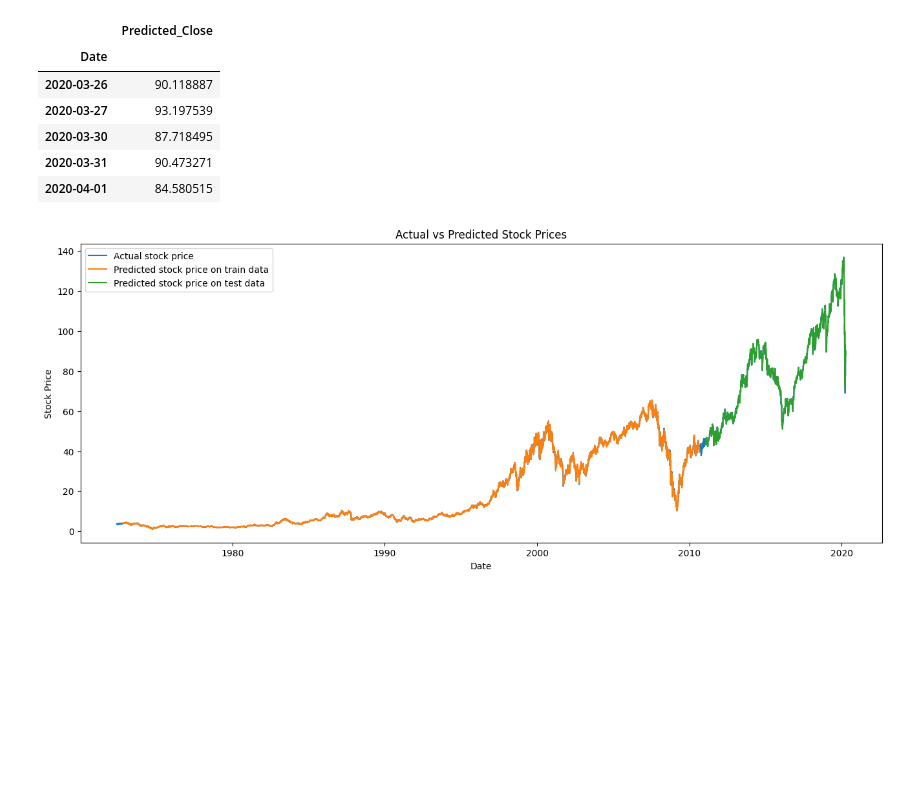
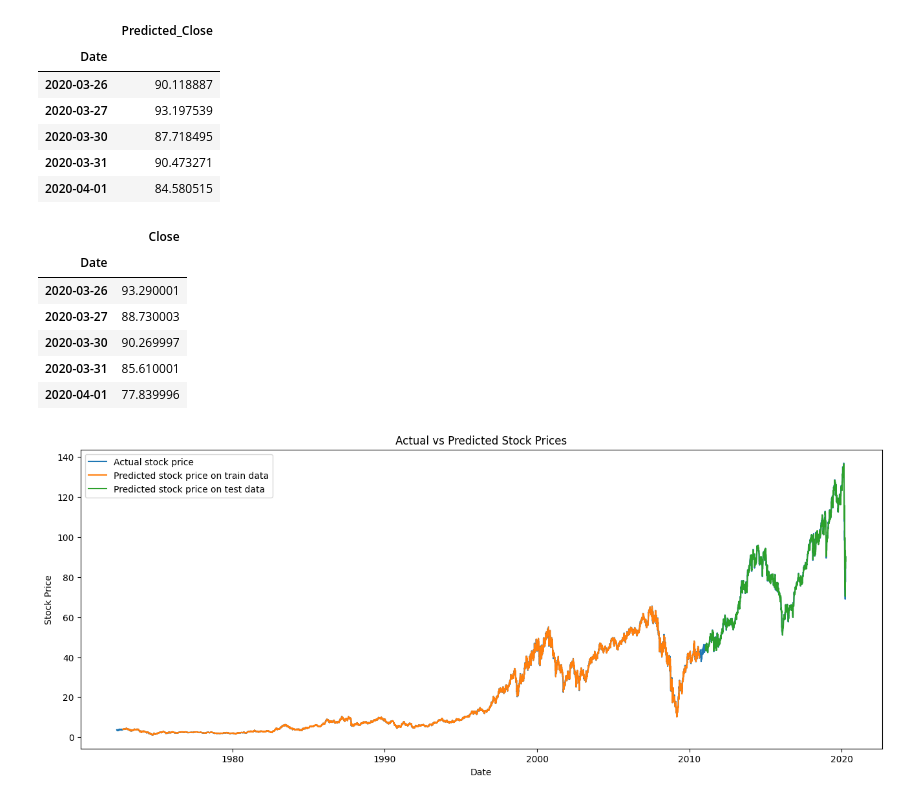
Before and after one commit to commitit/Stock-Prediction, a Jupyter notebook: stock_predictionv5.ipynb, the cells around one changed output. Drawn from its saved outputs; the diff is of its cells as text; code cells hidden in the pictures; blank space fills up the shorter version.

```diff
--- a/stock_predictionv5.ipynb
+++ b/stock_predictionv5.ipynb
@@ -320,6 +333,16 @@ P_test_lr.tail()
 | 2020-03-30 | 87.718495 |
 | 2020-03-31 | 90.473271 |
 | 2020-04-01 | 84.580515 |
+# %%
+df.tail()
+# %% [output]
+|  | Close |
+| Date |  |
+| 2020-03-26 | 93.290001 |
+| 2020-03-27 | 88.730003 |
+| 2020-03-30 | 90.269997 |
+| 2020-03-31 | 85.610001 |
+| 2020-04-01 | 77.839996 |
 # %%
 plt.figure(figsize=(16,6))
 
```
Also changed, not shown: parts of 6 cells of this notebook.
